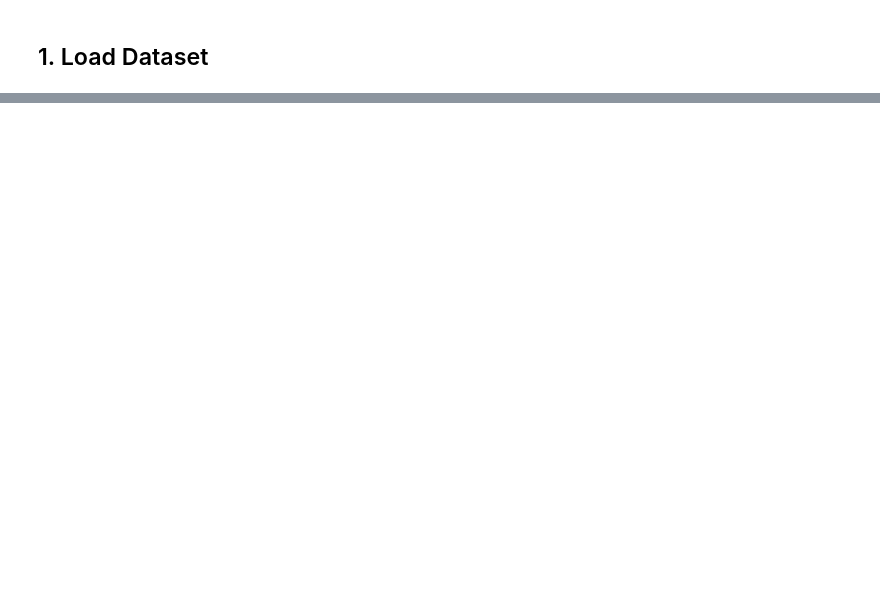
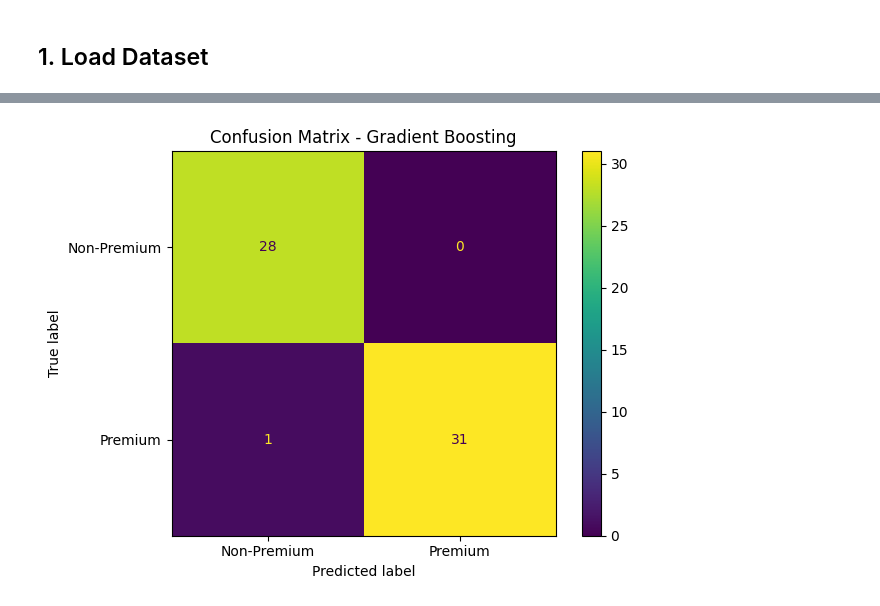
Before and after one commit to ajitugas19-design/project_4_statistik, a Jupyter notebook: Models/GradientBoosting.ipynb, the cells around one changed output, grey strips where cells are left out. Drawn from its saved outputs; the diff is of its cells as text; code cells hidden in the pictures; blank space fills up the shorter version.

```diff
--- a/Models/GradientBoosting.ipynb
+++ b/Models/GradientBoosting.ipynb
@@ -238,0 +81,12 @@ print('✅ Model berhasil disimpan: gb_model.pkl')
+# %%
+# Skor gabungan preferensi
+df['skor_premium'] = df['Harga'] + df['Desain'] + df['Kenyamanan']
+
+# Threshold = median → distribusi kelas 50:50
+threshold = df['skor_premium'].median()
+df['suka_premium'] = (df['skor_premium'] >= threshold).astype(int)
+
+print(f"Total data  : {len(df)}")
+print(f"Threshold   : {threshold}")
+print(f"Premium     : {df['suka_premium'].sum()} ({df['suka_premium'].mean()*100:.1f}%)")
+print(f"Non-Premium : {(df['suka_premium']==0).sum()} ({(1-df['suka_premium'].mean())*100:.1f}%)")
@@ -238,0 +100,12 @@ print('✅ Model berhasil disimpan: gb_model.pkl')
+# %%
+from sklearn.model_selection import train_test_split
+
+X = df[['Jenis Kelamin', 'Usia', 'Harga', 'Desain', 'Kenyamanan', 'Durasi Tidur']]
+y = df['suka_premium']
+
+x_train, x_test, y_train, y_test = train_test_split(
+    X, y, test_size=0.2, random_state=42, stratify=y
+)
+print(f"Train: {x_train.shape} | Test: {x_test.shape}")
+print(f"Train → Premium: {y_train.sum()}, Non-Premium: {(y_train==0).sum()}")
+print(f"Test  → Premium: {y_test.sum()}, Non-Premium: {(y_test==0).sum()}")
@@ -238,0 +116,4 @@ print('✅ Model berhasil disimpan: gb_model.pkl')
+# %%
+clf = GradientBoostingClassifier(n_estimators=100, learning_rate=0.1, max_depth=3, random_state=42)
+clf.fit(x_train, y_train)
+print("✅ Gradient Boosting berhasil dilatih!")
@@ -238,0 +124,5 @@ print('✅ Model berhasil disimpan: gb_model.pkl')
+# %%
+y_predict = clf.predict(x_test)
+print(f"Accuracy: {accuracy_score(y_test, y_predict):.4f}")
+print()
+print(classification_report(y_test, y_predict, target_names=["Non-Premium","Premium"]))
@@ -238,0 +140,7 @@ print('✅ Model berhasil disimpan: gb_model.pkl')
+# %%
+ConfusionMatrixDisplay.from_predictions(y_test, y_predict,
+    display_labels=["Non-Premium","Premium"])
+plt.title("Confusion Matrix - Gradient Boosting")
+plt.tight_layout(); plt.show()
+# %% [output]
+[figure, added]
```
Also changed, not shown: parts of 40 cells of this notebook, 11 other files.
